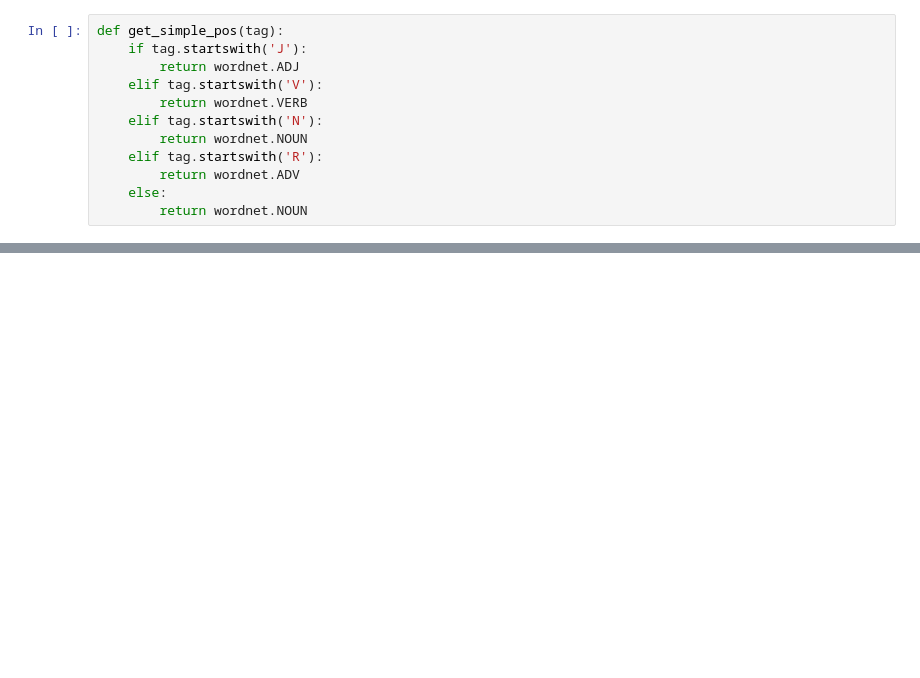
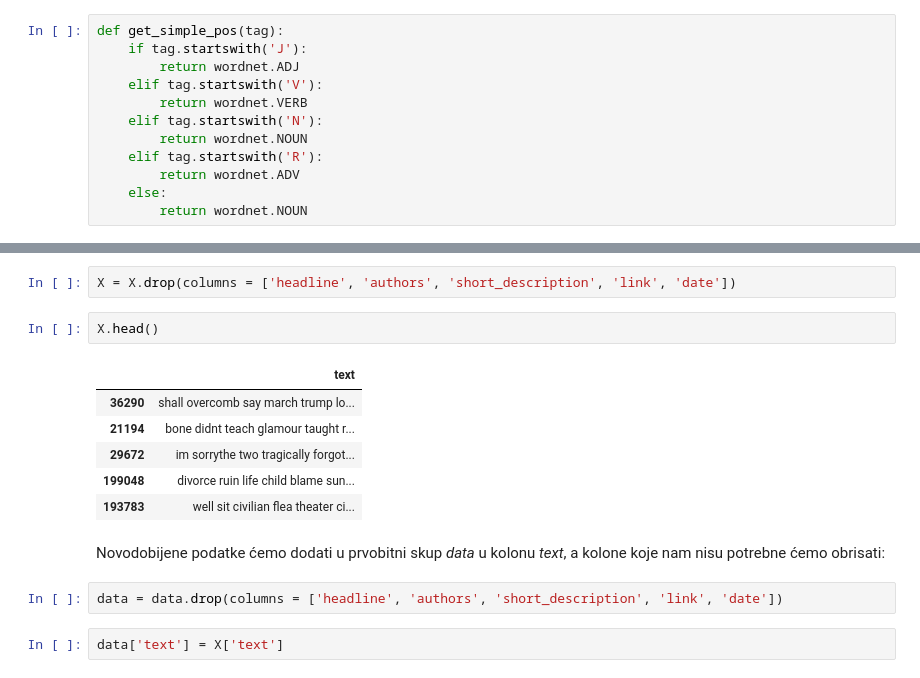
Before and after one commit to nickjovana/Masinsko-ucenje, a Jupyter notebook: news_preprocessing.ipynb, the cells around one changed output, grey strips where cells are left out. Saved outputs shown, nothing was run; the diff lists cells and outputs as text; blank space fills up the shorter version.

```diff
--- a/news_preprocessing.ipynb
+++ b/news_preprocessing.ipynb
@@ -212,0 +216,17 @@ Sačuvaćemo izmenjene podatke u novu datoteku radi lakšeg korišćenja kasnije
+# %%
+X = X.drop(columns = ['headline', 'authors', 'short_description', 'link', 'date'])
+# %%
+X.head()
+# %% [output]
+|  | text |
+| 36290 | shall overcomb say march trump lo... |
+| 21194 | bone didnt teach glamour taught r... |
+| 29672 | im sorrythe two tragically forgot... |
+| 199048 | divorce ruin life child blame sun... |
+| 193783 | well sit civilian flea theater ci... |
+# %% [markdown]
+Novodobijene podatke ćemo dodati u prvobitni skup <i>data</i> u kolonu <i>text</i>, a kolone koje nam nisu potrebne ćemo obrisati:
+# %%
+data = data.drop(columns = ['headline', 'authors', 'short_description', 'link', 'date'])
+# %%
+data['text'] = X['text']
```
Also changed, not shown: parts of 24 cells of this notebook, 1 other file.
